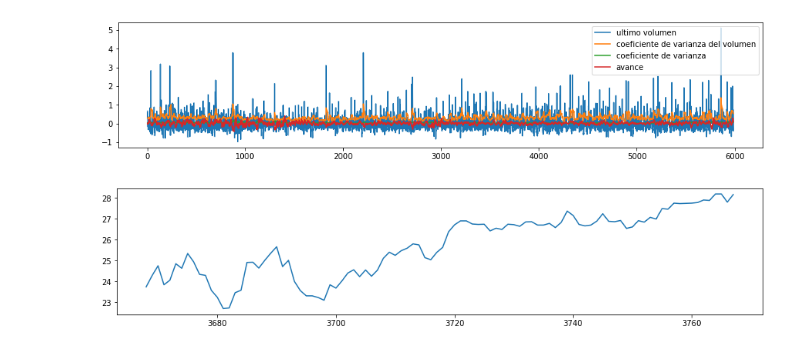
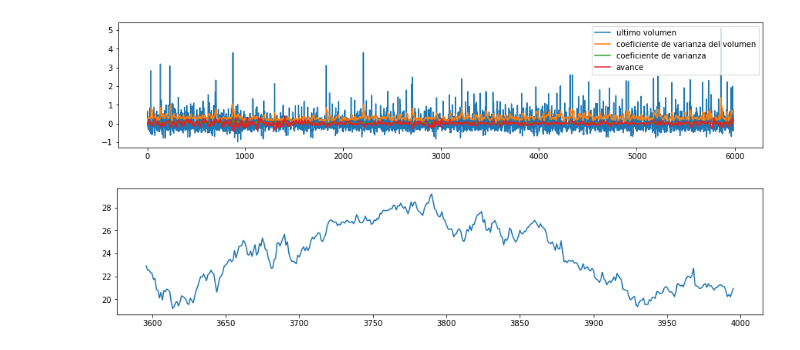
Before and after one commit to juanjaramillo98/genetic, a Jupyter notebook: Genetico.ipynb, the cells around one changed output. Saved outputs shown, nothing was run; the diff lists cells and outputs as text; code cells hidden in the pictures.

```diff
--- a/Genetico.ipynb
+++ b/Genetico.ipynb
@@ -146,6 +24,6 @@ def ejecutar_accion(accion,price,model_num,cantidad):
 # %%
-momento = random.randint(0,6000-longitud_simulacion)
-preciopd[momento:momento+longitud_simulacion].plot(figsize=(15,3))
+momento = random.randint(0,6000-400)
+preciopd[momento:momento+400].plot(figsize=(15,3))
 plt.show()
 # %% [output]
-[figure, old version]
+[figure, new version]
```
Also changed, not shown: parts of 15 cells of this notebook.
